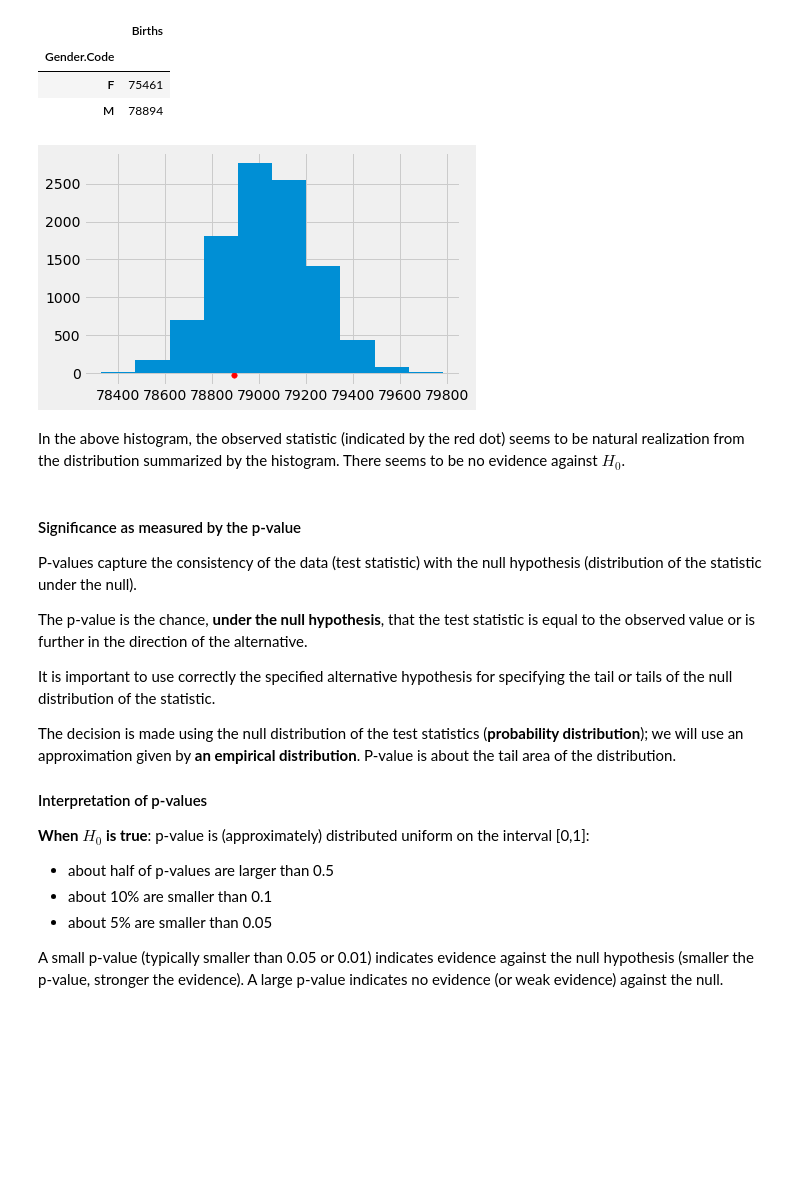
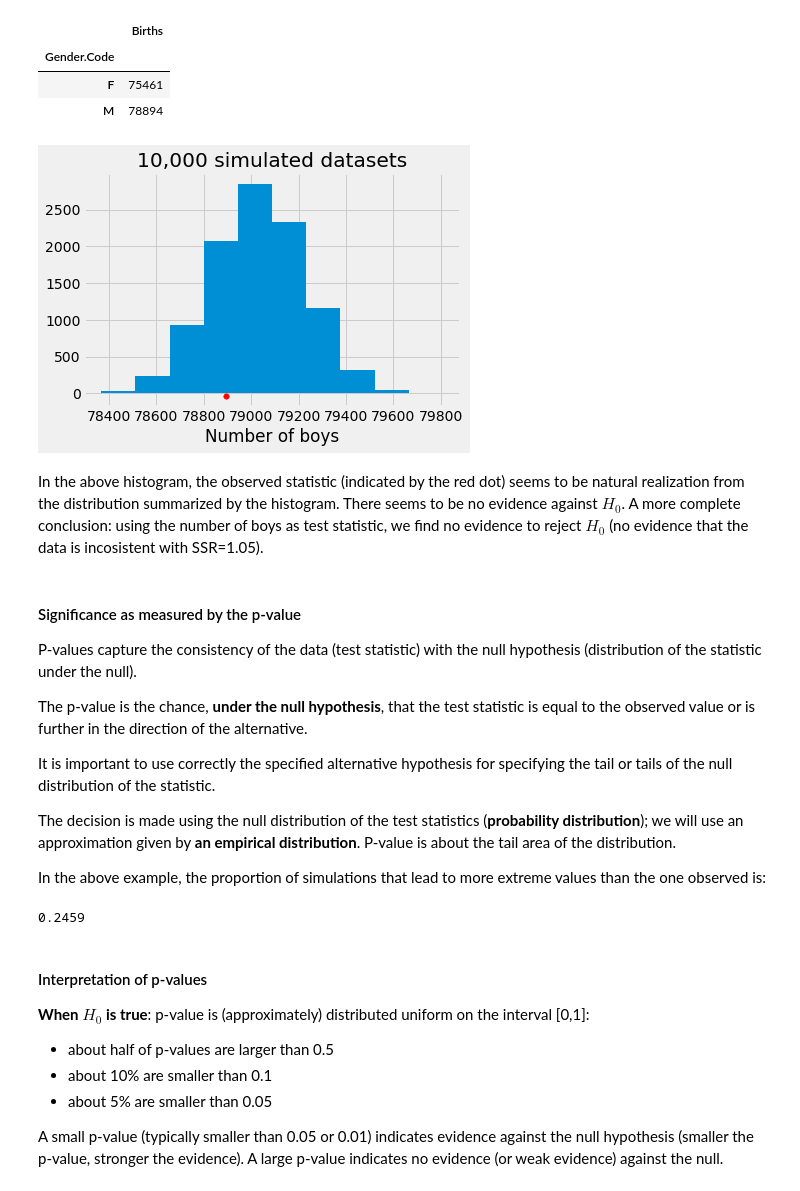
Before and after one commit to uchicago-dsi/textbook-datascience-1, a Jupyter notebook: textbook/13/2/HypothesisTesting_2_Test.ipynb, the cells around one changed output. Cells and saved outputs as stored; diff of their text form; code cells hidden in the pictures; blank space fills up the shorter version.

```diff
--- a/textbook/13/2/HypothesisTesting_2_Test.ipynb
+++ b/textbook/13/2/HypothesisTesting_2_Test.ipynb
@@ -44,12 +38,16 @@ natality2016[natality2016.State == "Illinois"][['Gender.Code', 'Births']].groupb
 | F | 75461 |
 | M | 78894 |
 # %%
-plt.hist(np.random.binomial(75461 + 78894, 0.512, size = 10000))
-plt.scatter(78894, -20, color='red', s=30);
+simulated_nr=np.random.binomial(75461+78894,0.512,size=10000)
+
+plt.hist(simulated_nr)
+plt.title('10,000 simulated datasets')
+plt.xlabel("Number of boys")
+plt.scatter(78894, -30, color='red', s=30);
 # %% [output]
-[figure, old version]
+[figure, new version]
 # %% [markdown]
-In the above histogram, the observed statistic (indicated by the red dot) seems to be natural realization from the distribution summarized by the histogram. There seems to be no evidence against $H_0$.
+In the above histogram, the observed statistic (indicated by the red dot) seems to be natural realization from the distribution summarized by the histogram. There seems to be no evidence against $H_0$. A more complete conclusion: using the number of boys as test statistic, we find no evidence to reject $H_0$ (no evidence that the data is incosistent with SSR=1.05).
 # %% [markdown]
 #### Significance as measured by the p-value
 
@@ -61,11 +59,17 @@ It is important to use correctly the specified alternative hypothesis for specif
 
 The decision is made using the null distribution of the test statistics (**probability distribution**); we will use an approximation given by **an empirical distribution**. P-value is about the tail area of the distribution.
 
-#### Interpretation of p-values
-
-**When $H_0$ is true**: p-value is (approximately) distributed uniform on the interval [0,1]:
-- about half of p-values are larger than 0.5
-- about 10% are smaller than 0.1
-- about 5% are smaller than 0.05
-
-A small p-value (typically smaller than 0.05 or 0.01) indicates evidence against the null hypothesis (smaller the p-value, stronger the evidence). A large p-value indicates no evidence (or weak evidence) against the null.
+In the above example, the proportion of simulations that lead to more extreme values than the one observed is:
+# %%
+sum(simulated_nr<=78894)/10000
+# %% [output]
+0.2459
+# %% [markdown]
+#### Interpretation of p-values
+
+**When $H_0$ is true**: p-value is (approximately) distributed uniform on the interval [0,1]:
+- about half of p-values are larger than 0.5
+- about 10% are smaller than 0.1
+- about 5% are smaller than 0.05
+
+A small p-value (typically smaller than 0.05 or 0.01) indicates evidence against the null hypothesis (smaller the p-value, stronger the evidence). A large p-value indicates no evidence (or weak evidence) against the null.
```
Also changed, not shown: parts of 4 cells of this notebook, 5 other files.
